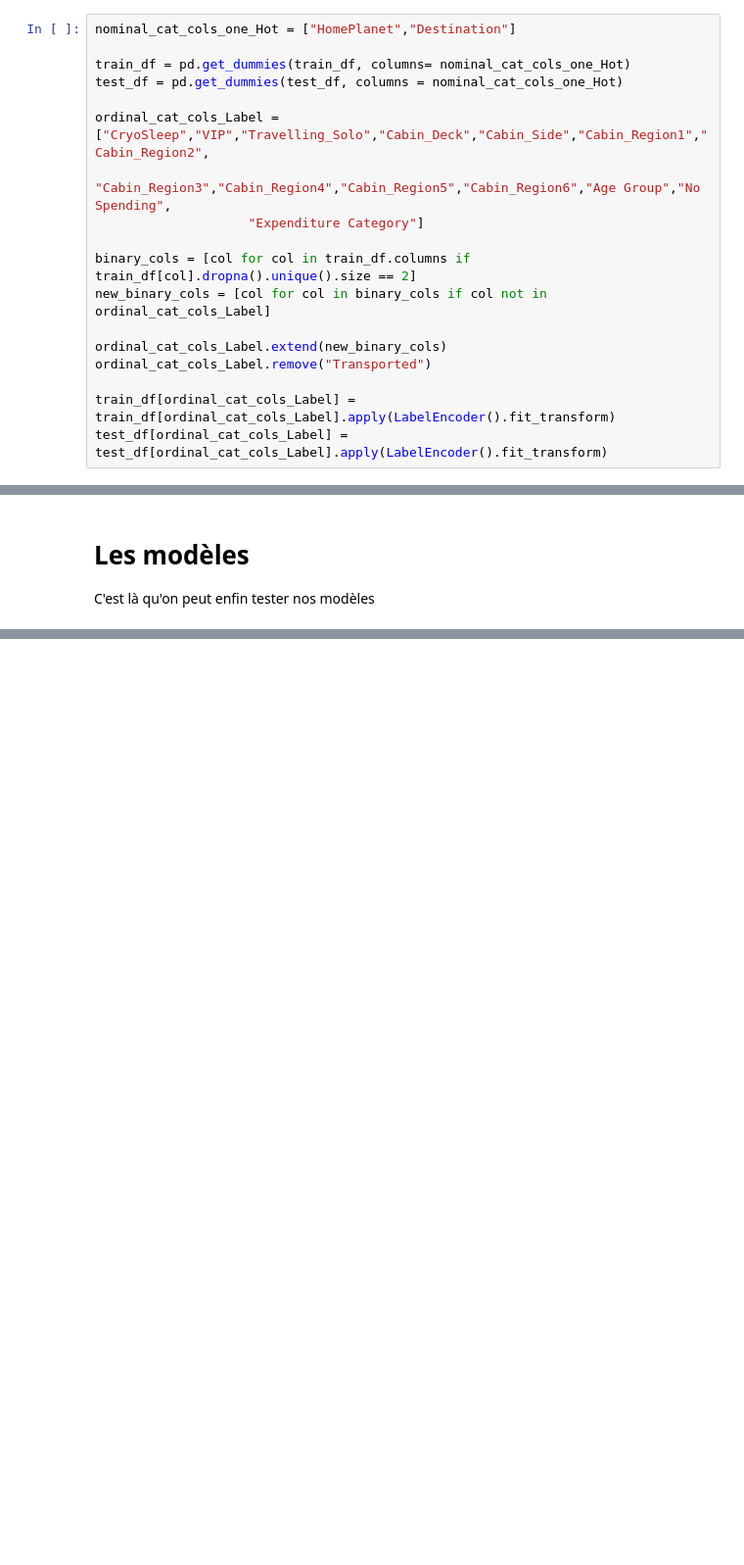
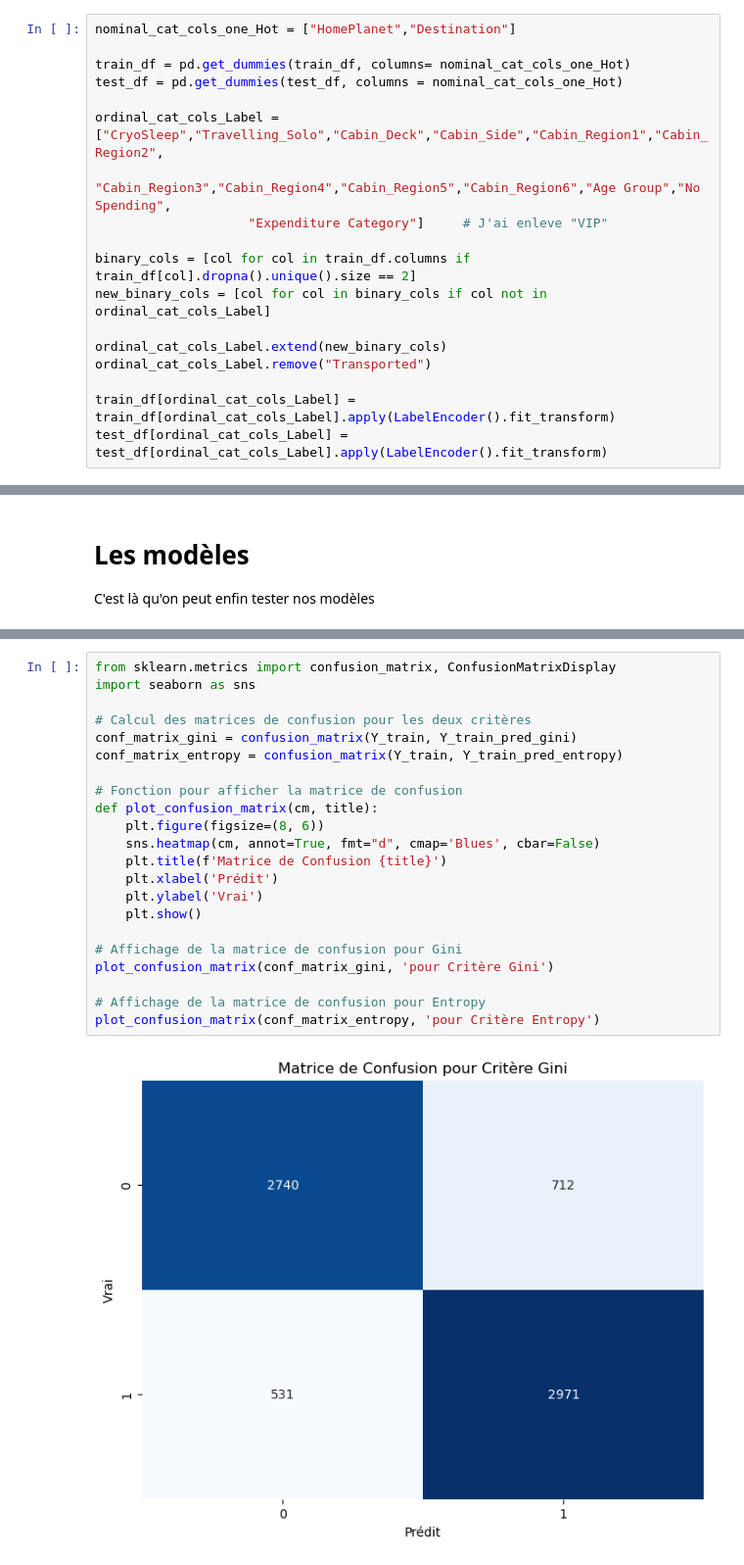
Before and after one commit to ColinAlAskA/Projet_ENSIIE_Apprentissage_Automatique, a Jupyter notebook: v1.ipynb, the cells around one changed output, grey strips where cells are left out. Shown at 98% size. Cells and saved outputs as stored; diff of their text form; blank space fills up the shorter version.

```diff
--- a/v1.ipynb
+++ b/v1.ipynb
@@ -246,9 +240,9 @@ nominal_cat_cols_one_Hot = ["HomePlanet","Destination"]
 train_df = pd.get_dummies(train_df, columns= nominal_cat_cols_one_Hot)
 test_df = pd.get_dummies(test_df, columns = nominal_cat_cols_one_Hot)
 
-ordinal_cat_cols_Label = ["CryoSleep","VIP","Travelling_Solo","Cabin_Deck","Cabin_Side","Cabin_Region1","Cabin_Region2",
+ordinal_cat_cols_Label = ["CryoSleep","Travelling_Solo","Cabin_Deck","Cabin_Side","Cabin_Region1","Cabin_Region2",
                     "Cabin_Region3","Cabin_Region4","Cabin_Region5","Cabin_Region6","Age Group","No Spending",
-                    "Expenditure Category"]
+                    "Expenditure Category"]     # J'ai enleve "VIP"
 
 binary_cols = [col for col in train_df.columns if train_df[col].dropna().unique().size == 2]
 new_binary_cols = [col for col in binary_cols if col not in ordinal_cat_cols_Label]
@@ -687,0 +669,24 @@ Meilleurs paramètres :  {'var_smoothing': 1.0}
+# %%
+from sklearn.metrics import confusion_matrix, ConfusionMatrixDisplay
+import seaborn as sns
+
+# Calcul des matrices de confusion pour les deux critères
+conf_matrix_gini = confusion_matrix(Y_train, Y_train_pred_gini)
+conf_matrix_entropy = confusion_matrix(Y_train, Y_train_pred_entropy)
+
+# Fonction pour afficher la matrice de confusion
+def plot_confusion_matrix(cm, title):
+    plt.figure(figsize=(8, 6))
+    sns.heatmap(cm, annot=True, fmt="d", cmap='Blues', cbar=False)
+    plt.title(f'Matrice de Confusion {title}')
+    plt.xlabel('Prédit')
+    plt.ylabel('Vrai')
+    plt.show()
+
+# Affichage de la matrice de confusion pour Gini
+plot_confusion_matrix(conf_matrix_gini, 'pour Critère Gini')
+
+# Affichage de la matrice de confusion pour Entropy
+plot_confusion_matrix(conf_matrix_entropy, 'pour Critère Entropy')
+# %% [output]
+[figure, added]
```
Also changed, not shown: parts of 69 cells of this notebook, 5 other files.
